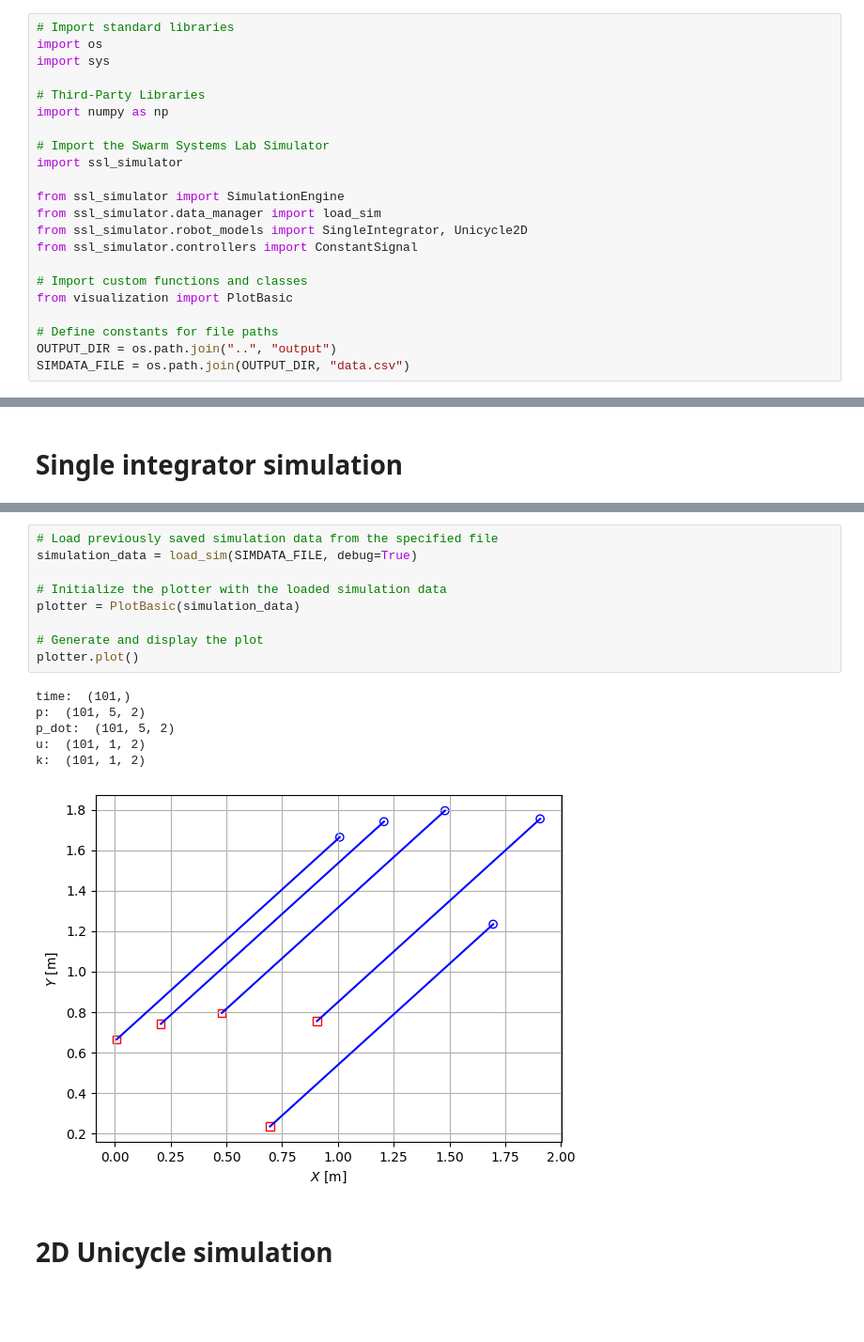
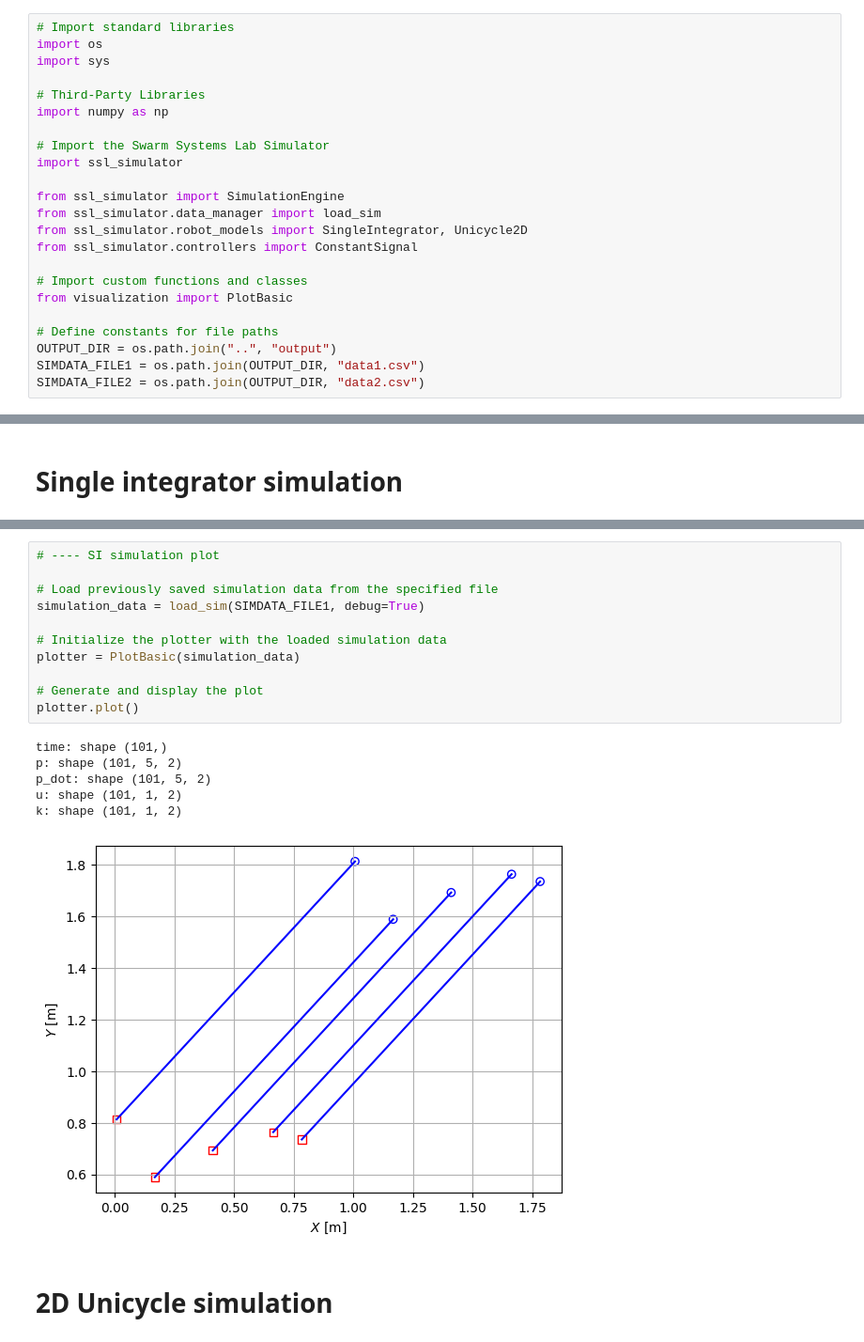
Before and after one commit to Swarm-Systems-Lab/ssl_simulator, a Jupyter notebook: examples/launch_simulation.ipynb, the cells around one changed output, grey strips where cells are left out. Shown at 94% size. Saved outputs shown, nothing was run; the diff lists cells and outputs as text; blank space fills up the shorter version.

```diff
--- a/examples/launch_simulation.ipynb
+++ b/examples/launch_simulation.ipynb
@@ -22,7 +22,8 @@ from visualization import PlotBasic
 
 # Define constants for file paths
 OUTPUT_DIR = os.path.join("..", "output")
-SIMDATA_FILE = os.path.join(OUTPUT_DIR, "data.csv")
+SIMDATA_FILE1 = os.path.join(OUTPUT_DIR, "data1.csv")
+SIMDATA_FILE2 = os.path.join(OUTPUT_DIR, "data2.csv")
 # %%
 dir(ssl_simulator)
 # %% [output]
@@ -73,20 +75,22 @@ simulator.logger.save(SIMDATA_FILE)
 # --------------------------------
 # %%
+# ---- SI simulation plot
+
 # Load previously saved simulation data from the specified file
-simulation_data = load_sim(SIMDATA_FILE, debug=True)
+simulation_data = load_sim(SIMDATA_FILE1, debug=True)
 
 # Initialize the plotter with the loaded simulation data
 plotter = PlotBasic(simulation_data)
 
 # Generate and display the plot
 plotter.plot()
 # %% [output]
-time:  (101,)
-p:  (101, 5, 2)
-p_dot:  (101, 5, 2)
-u:  (101, 1, 2)
-k:  (101, 1, 2)
+time: shape (101,)
+p: shape (101, 5, 2)
+p_dot: shape (101, 5, 2)
+u: shape (101, 1, 2)
+k: shape (101, 1, 2)
-[figure, old version]
+[figure, new version]
 # %% [markdown]
 # 2D Unicycle simulation
 # %%
```
Also changed, not shown: parts of 3 cells of this notebook, 5 other files.
